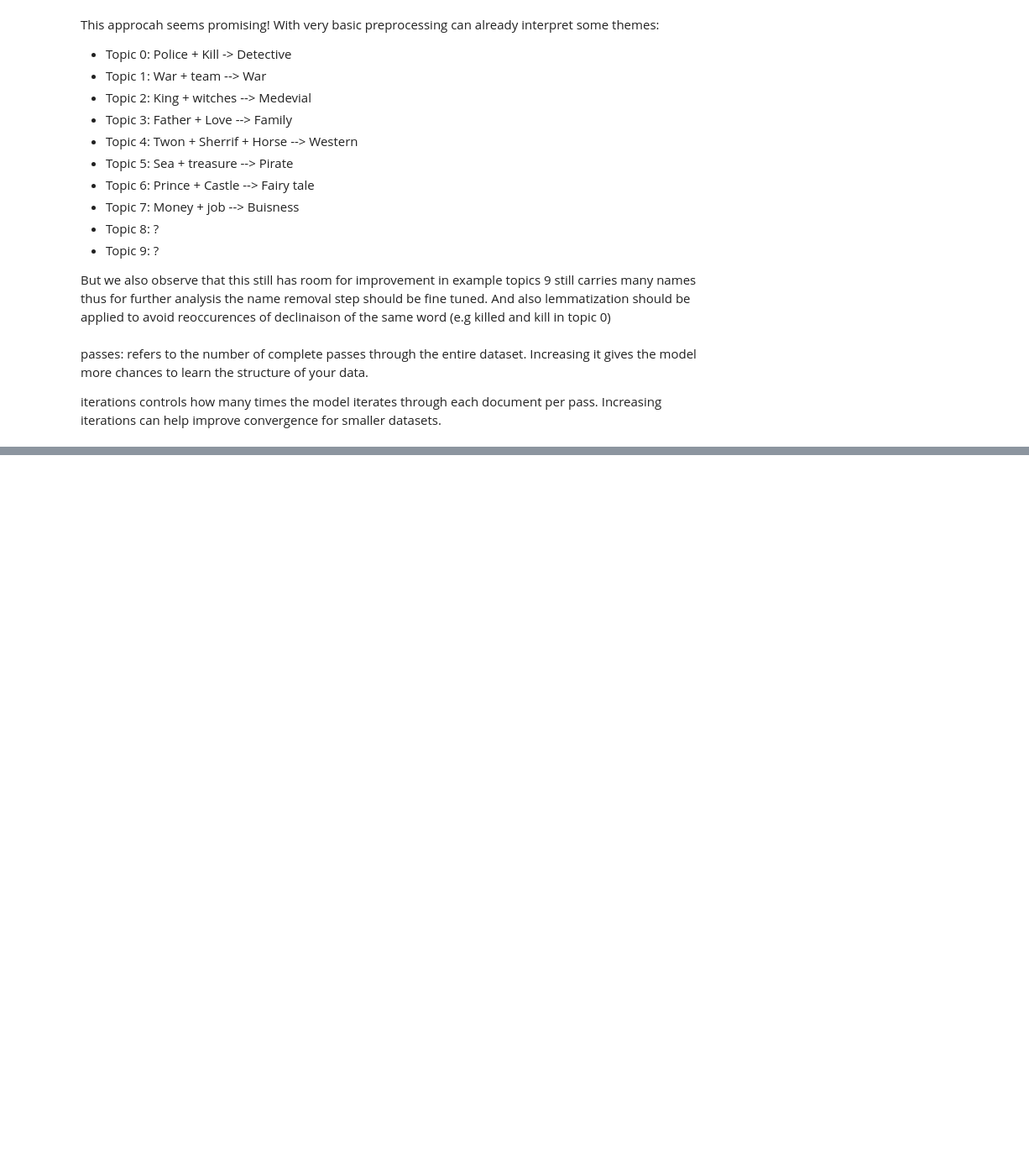
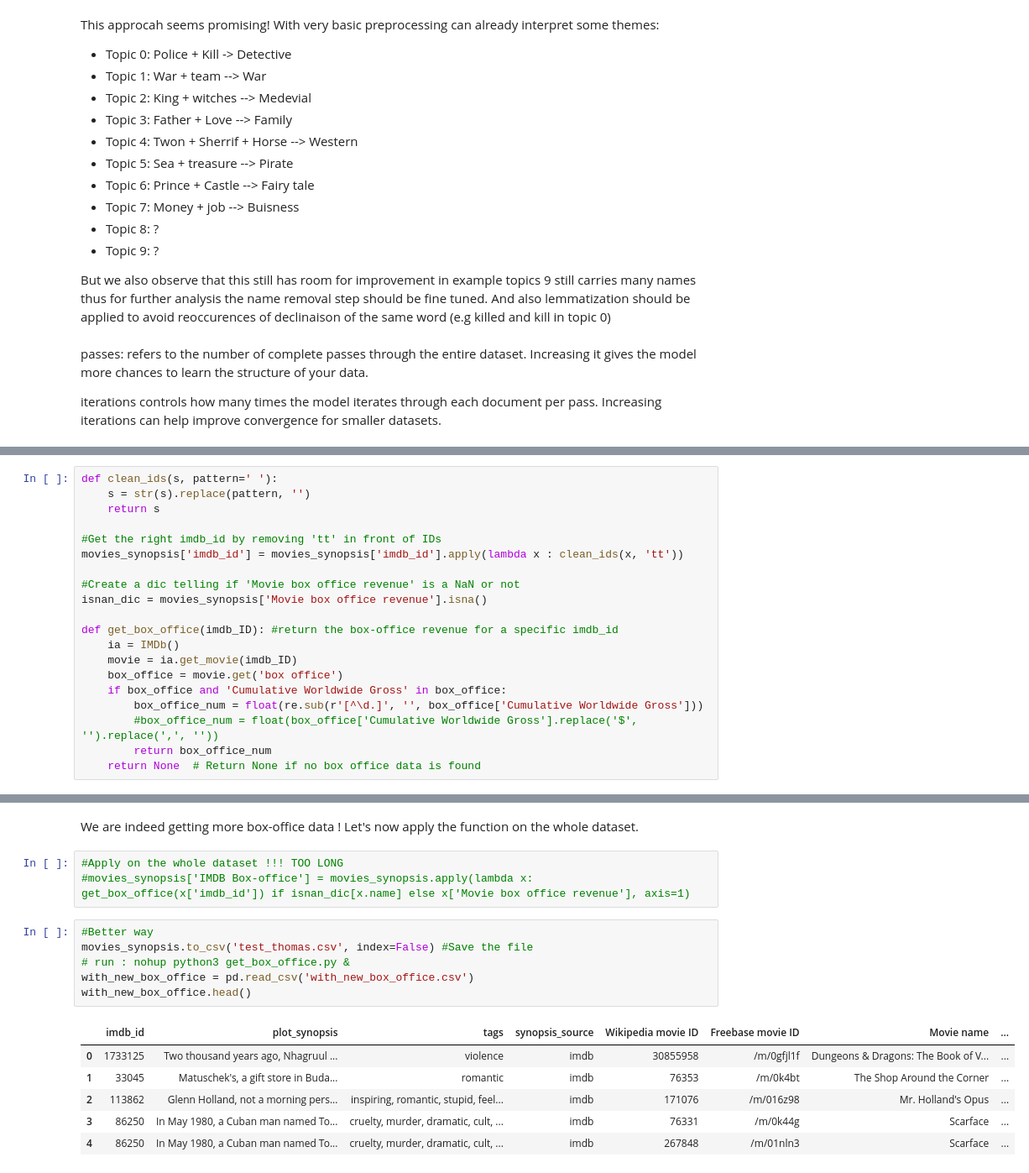
Before and after one commit to epfl-ada/ada-2024-project-padawans, a Jupyter notebook: P2.ipynb, the cells around one changed output, grey strips where cells are left out. Shown at 84% size. Cells and saved outputs as stored; diff of their text form; blank space fills up the shorter version.

```diff
--- a/P2.ipynb
+++ b/P2.ipynb
@@ -208,0 +214,20 @@ iterations controls how many times the model iterates through each document per
+# %%
+def clean_ids(s, pattern=' '):
+    s = str(s).replace(pattern, '')
+    return s
+
+#Get the right imdb_id by removing 'tt' in front of IDs
+movies_synopsis['imdb_id'] = movies_synopsis['imdb_id'].apply(lambda x : clean_ids(x, 'tt'))
+
+#Create a dic telling if 'Movie box office revenue' is a NaN or not
+isnan_dic = movies_synopsis['Movie box office revenue'].isna()
+
+def get_box_office(imdb_ID): #return the box-office revenue for a specific imdb_id
+    ia = IMDb()
+    movie = ia.get_movie(imdb_ID)
+    box_office = movie.get('box office')
+    if box_office and 'Cumulative Worldwide Gross' in box_office:
+        box_office_num = float(re.sub(r'[^\d.]', '', box_office['Cumulative Worldwide Gross']))
+        #box_office_num = float(box_office['Cumulative Worldwide Gross'].replace('$', '').replace(',', ''))
+        return box_office_num
+    return None  # Return None if no box office data is found
@@ -208,0 +246,18 @@ iterations controls how many times the model iterates through each document per
+# %% [markdown]
+We are indeed getting more box-office data ! Let's now apply the function on the whole dataset.
+# %%
+#Apply on the whole dataset !!! TOO LONG
+#movies_synopsis['IMDB Box-office'] = movies_synopsis.apply(lambda x: get_box_office(x['imdb_id']) if isnan_dic[x.name] else x['Movie box office revenue'], axis=1)
+# %%
+#Better way
+movies_synopsis.to_csv('test_thomas.csv', index=False) #Save the file
+# run : nohup python3 get_box_office.py &
+with_new_box_office = pd.read_csv('with_new_box_office.csv')
+with_new_box_office.head()
+# %% [output]
+|  | imdb_id | plot_synopsis | tags | synopsis_source | Wikipedia movie ID | Freebase movie ID | Movie name | ... |
+| 0 | 1733125 | Two thousand years ago, Nhagruul ... | violence | imdb | 30855958 | /m/0gfjl1f | Dungeons & Dragons: The Book of V... | ... |
+| 1 | 33045 | Matuschek's, a gift store in Buda... | romantic | imdb | 76353 | /m/0k4bt | The Shop Around the Corner | ... |
+| 2 | 113862 | Glenn Holland, not a morning pers... | inspiring, romantic, stupid, feel... | imdb | 171076 | /m/016z98 | Mr. Holland's Opus | ... |
+| 3 | 86250 | In May 1980, a Cuban man named To... | cruelty, murder, dramatic, cult, ... | imdb | 76331 | /m/0k44g | Scarface | ... |
+| 4 | 86250 | In May 1980, a Cuban man named To... | cruelty, murder, dramatic, cult, ... | imdb | 267848 | /m/01nln3 | Scarface | ... |
```
Also changed, not shown: parts of 12 cells of this notebook, 6 other files.
